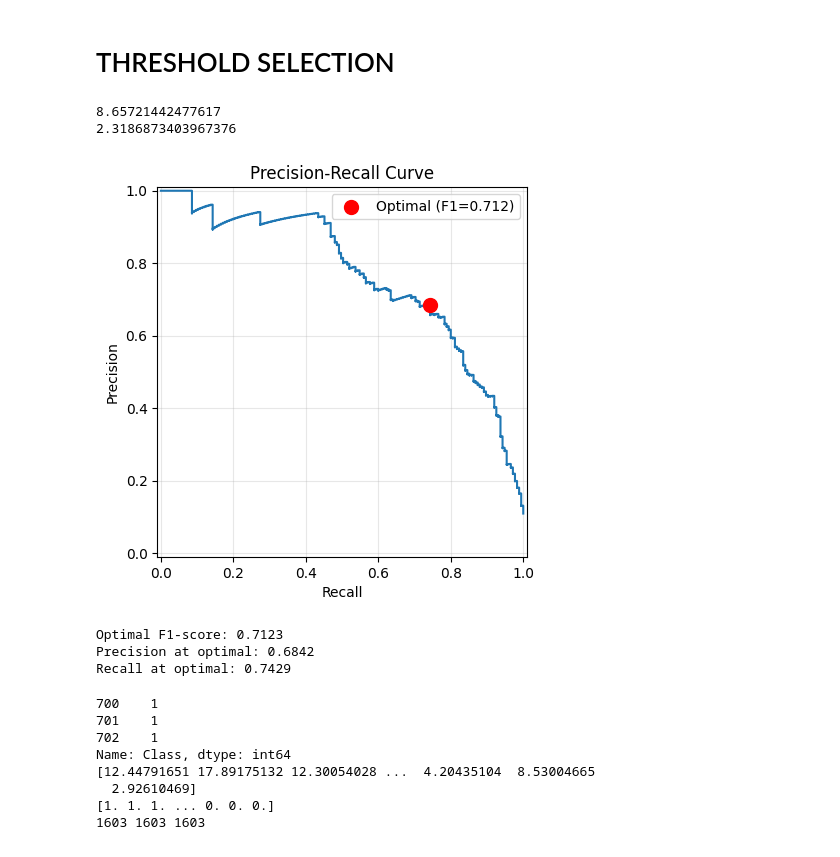
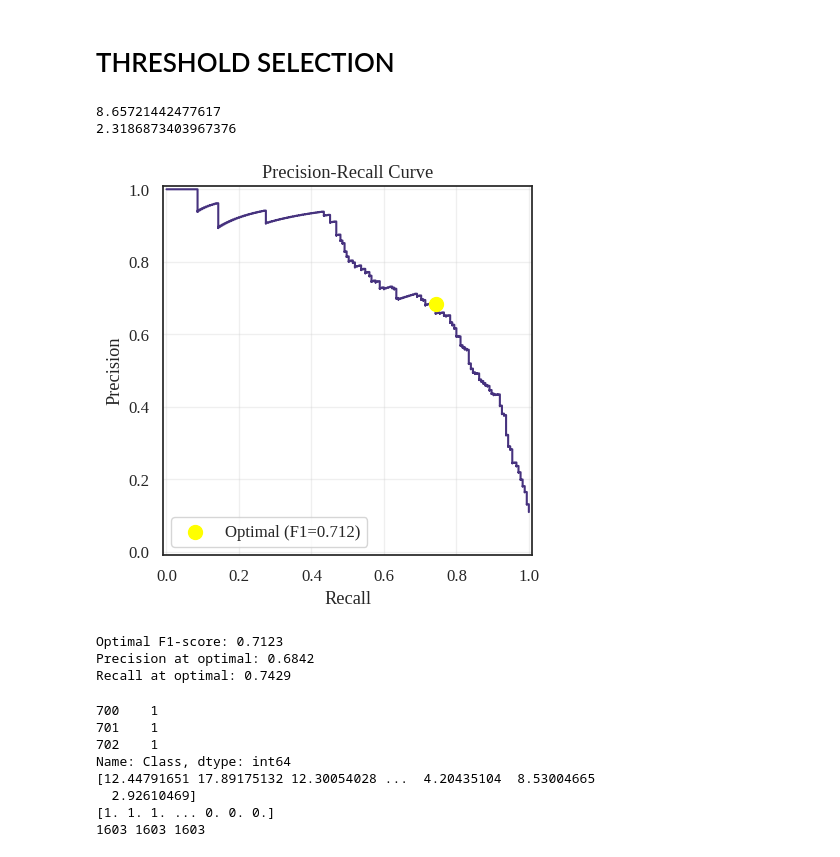
Before and after one commit to AmirAynede/LB2-project-Group-1, a Jupyter notebook: vonHeijne/scripts/06_vonHeijne.ipynb, the cells around one changed output. Drawn from its saved outputs; the diff is of its cells as text; code cells hidden in the pictures.

Commit message:
Add files via upload
Added the script with the plots

```diff
--- a/vonHeijne/scripts/06_vonHeijne.ipynb
+++ b/vonHeijne/scripts/06_vonHeijne.ipynb
@@ -11,3 +29,11 @@ import math
+# %%
+#Set theme in Seaborn
+
+sns.set_theme()
+mpl.rcParams['font.family'] = ['Liberation Serif', 'serif']
+mpl.rcParams['font.serif'] = ['Liberation Serif']
+mpl.rcParams['axes.unicode_minus'] = False  # avoid minus rendering issues
+sns.set_theme(context='notebook', style='white', palette='viridis', font='Liberation Serif', font_scale=1.1)
 # %% [markdown]
 # DATABASE IMPORT
 # %%
@@ -64,16 +90,21 @@ def compute_matrix(frag_15:pd.Series,output_arrayname:str) -> np.ndarray:
 pwsm = compute_matrix(fold_seq,"toy_pswm")
 # %% [markdown]
 # SCORING
-# %%
-def compute_score (sequence,  window, pswm, alphabet = "AQLSREKTNGMWDHFYCIPV"):
-  seq_scores = np.array([])
-  for i in range(len(sequence)-(window)+1):
-      score = 0
-      l = sequence[i:i+window]
-      for j in range(window):
-          score = score + pswm[alphabet.find(l[j])][j]
-      seq_scores = np.append(seq_scores, score)
-  return seq_scores.max()
+# %%
+def compute_score (sequence,  window, pswm, alphabet = "AQLSREKTNGMWDHFYCIPV"):
+    seq_len = len(sequence)
+    scores = np.zeros(seq_len - window + 1)
+
+    for pos in range(seq_len - window + 1):
+        window_seq = sequence[pos:pos+window]
+        score = 0.0
+        for i, res in enumerate(window_seq):
+            if res != "X":
+                idx = alphabet.find(res)
+                score += pswm[idx, i]
+        scores[pos] = score
+
+    return scores.max()
 # %%
 sequences = df[df['Label'] == 4]
 sequences = sequences['Frag_90']
@@ -88,7 +119,7 @@ print((len(scores)))
 # %% [markdown]
 # THRESHOLD SELECTION
 # %%
-# find the optimal threshold for classification
+# Find the optimal threshold for classification
 classes = df[df['Label'] == 4]
 classes = classes['Class']
 scores
@@ -98,36 +129,35 @@ fscore = (2 * precision * recall) / (precision + recall + 1e-15)
 
 index = np.argmax(fscore)
 optimal_threshold = thresholds[index]
 print(optimal_threshold)
 print(scores.mean())
 #y_test_scores = [1.2, -6, 3.33, 4, -2, 10, -1, 7.3, -3.1, -4.4, 5.5, 6.6, -5.2, -7.3, 2.2, 0.1, -1.5, 8.8, 4.4, -3.3, -6.6]
 #y_pred_test = [int(t_score >= optimal_threshold) for t_score in y_test_scores]
 
 #print(y_pred_test)
 
 
 display = PrecisionRecallDisplay(precision=precision, recall=recall)
 display.plot()
 
 # Add optimal point to the plot
 optimal_precision = precision[index]
 optimal_recall = recall[index]
 optimal_fscore = fscore[index]
 
-plt.scatter(optimal_recall, optimal_precision, color='red', s=100,
-           label=f'Optimal (F1={optimal_fscore:.3f})', zorder=5)
+plt.scatter(optimal_recall, optimal_precision, color='yellow', s=100, label=f'Optimal (F1={optimal_fscore:.3f})', zorder=5)
 plt.legend()
 plt.title("Precision-Recall Curve")
 plt.grid(True, alpha=0.3)
 plt.show()
 
 print(f"Optimal F1-score: {optimal_fscore:.4f}")
 print(f"Precision at optimal: {optimal_precision:.4f}")
 print(f"Recall at optimal: {optimal_recall:.4f}")
 # %% [output]
 8.65721442477617
 2.3186873403967376
-[figure, old version]
+[figure, new version]
 Optimal F1-score: 0.7123
 Precision at optimal: 0.6842
 Recall at optimal: 0.7429
```
Also changed, not shown: parts of 7 cells of this notebook.
